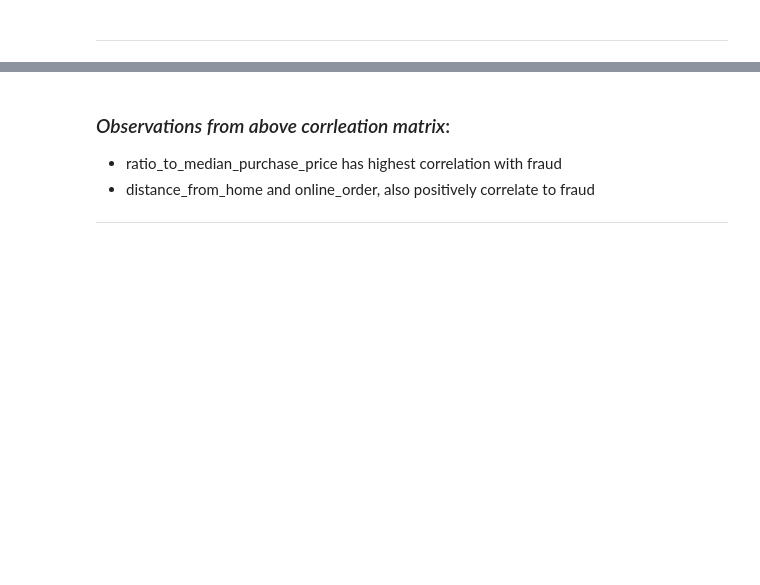
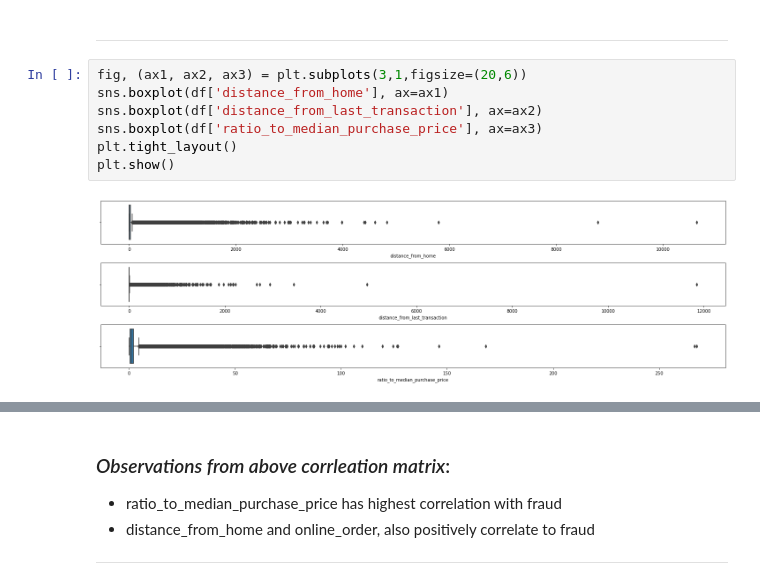
Before and after one commit to nikunjbhalla/cc_fraud, a Jupyter notebook: CC Fraud Detection.ipynb, the cells around one changed output, grey strips where cells are left out. Cells and saved outputs as stored; diff of their text form; blank space fills up the shorter version.

```diff
--- a/CC Fraud Detection.ipynb
+++ b/CC Fraud Detection.ipynb
@@ -97,3 +81,12 @@ df_fraud.describe()
  - Mean value of distance_from_home, distance_from_last_transaction and ratio_to_median_purchase_price almost double in case of fraud transactions
 # %% [markdown]
 ***
+# %%
+fig, (ax1, ax2, ax3) = plt.subplots(3,1,figsize=(20,6))
+sns.boxplot(df['distance_from_home'], ax=ax1)
+sns.boxplot(df['distance_from_last_transaction'], ax=ax2)
+sns.boxplot(df['ratio_to_median_purchase_price'], ax=ax3)
+plt.tight_layout()
+plt.show()
+# %% [output]
+[figure, added]
```
Also changed, not shown: parts of 34 cells of this notebook.
